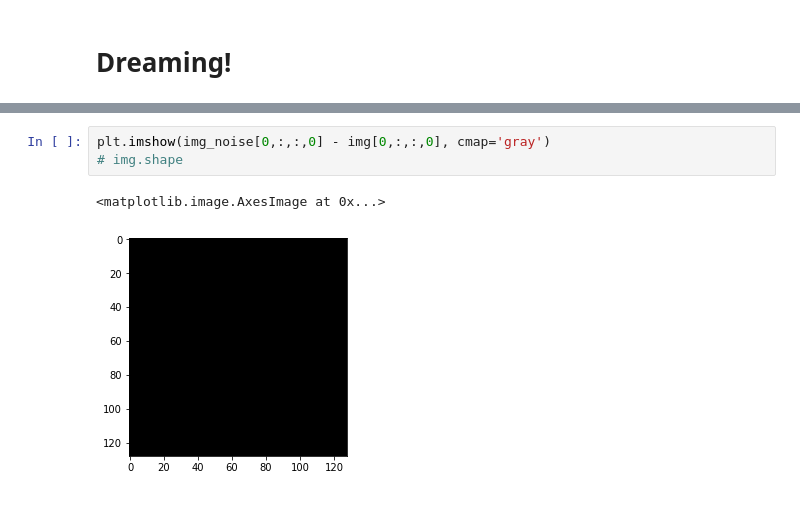
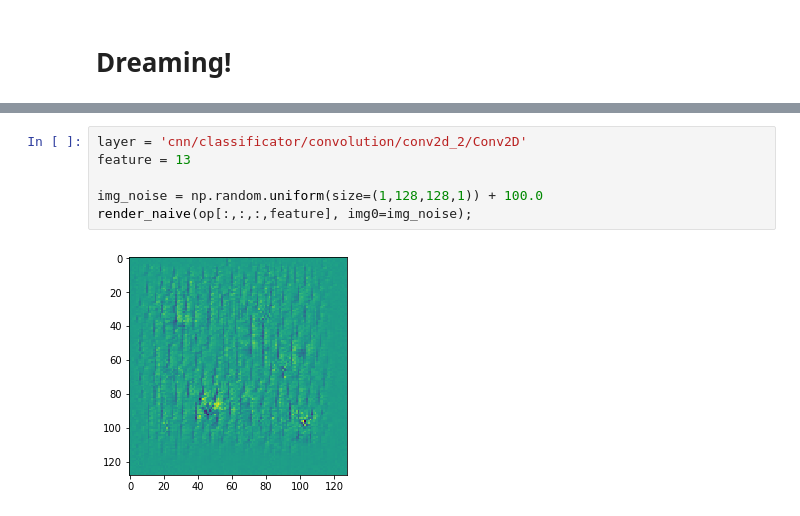
Before and after one commit to aweas/deep_dreaming_dogs, a Jupyter notebook: deep_dreamer.ipynb, the cells around one changed output, grey strips where cells are left out. Drawn from its saved outputs; the diff is of its cells as text.

```diff
--- a/deep_dreamer.ipynb
+++ b/deep_dreamer.ipynb
@@ -127,6 +113,8 @@ img = render_naive(op[:,:,:,feature])
-# %%
-plt.imshow(img_noise[0,:,:,0] - img[0,:,:,0], cmap='gray')
-# img.shape
-# %% [output]
-<matplotlib.image.AxesImage at 0x...>
-[figure, removed]
+# %%
+layer = 'cnn/classificator/convolution/conv2d_2/Conv2D'
+feature = 13
+
+img_noise = np.random.uniform(size=(1,128,128,1)) + 100.0
+render_naive(op[:,:,:,feature], img0=img_noise);
+# %% [output]
+[figure, added]
```
Also changed, not shown: parts of 8 cells of this notebook.
